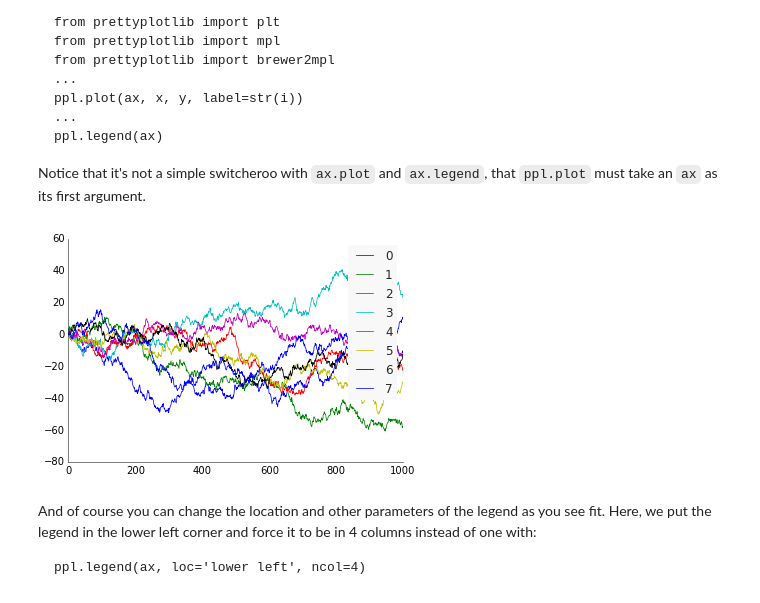
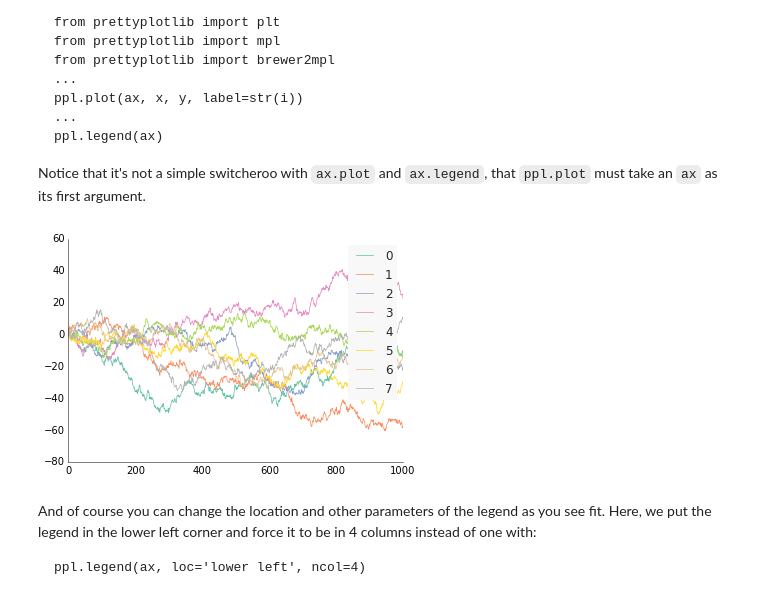
Before and after one commit to olgabot/prettyplotlib, a Jupyter notebook: ipython_notebooks/plot.ipynb, the cells around one changed output. Drawn from its saved outputs; the diff is of its cells as text; code cells hidden in the pictures.

Commit message:
fixed failing tests, trying new travis CI test command, context-specific plotting

```diff
--- a/ipython_notebooks/plot.ipynb
+++ b/ipython_notebooks/plot.ipynb
@@ -101,29 +101,29 @@ Notice that it's not a simple switcheroo with `ax.plot` and `ax.legend`, that `p
 # %%
 import prettyplotlib as ppl
 
 # prettyplotlib imports
 import matplotlib.pyplot as plt
 from prettyplotlib import brewer2mpl
 
 # Set the random seed for consistency
 np.random.seed(12)
 
-fig, ax = plt.subplots(1)
+fig, ax = ppl.subplots(1)
 
 # Show the whole color range
 for i in range(8):
     y = np.random.normal(size=1000).cumsum()
     x = np.arange(1000)
 
     # For now, you need to specify both x and y :(
     # Still figuring out how to specify just one
     ppl.plot(ax, x, y, label=str(i), linewidth=0.75)
 
 ppl.legend(ax)
 
 fig.savefig('plot_prettyplotlib_default.png')
 # %% [output]
-[figure, old version]
+[figure, new version]
 # %% [markdown]
 And of course you can change the location and other parameters of the legend as you see fit. Here, we put the legend in the lower left corner and force it to be in 4 columns instead of one with:
 
```
Also changed, not shown: 12 other files.
